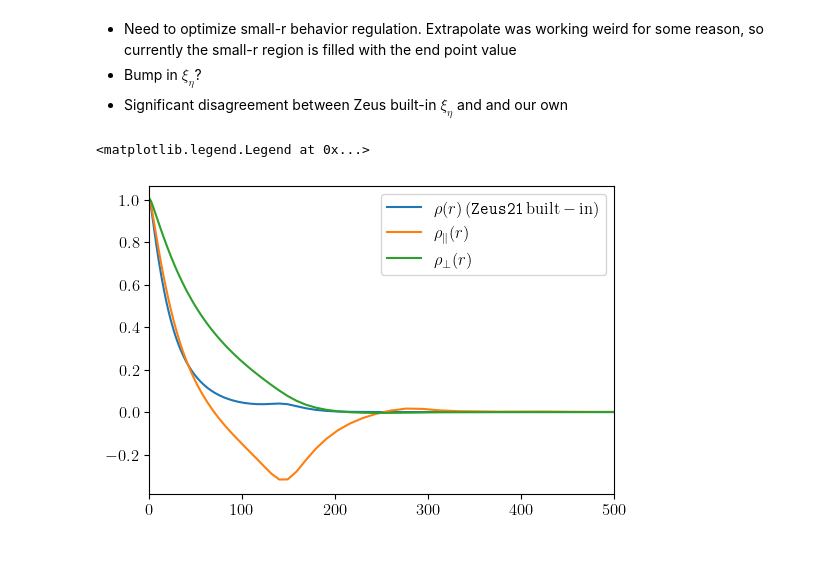
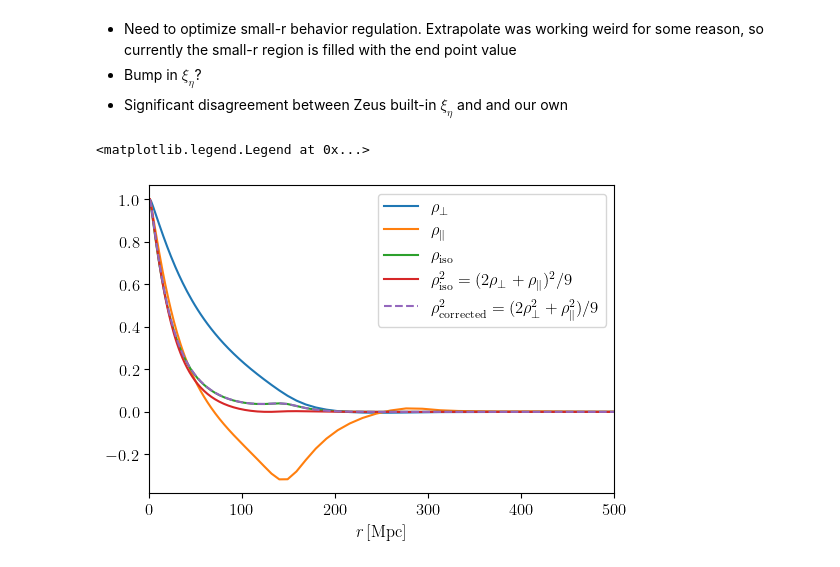
Before and after one commit to ryanyrzh/Zeus21, a Jupyter notebook: aniso_tests/xi_eta_aniso.ipynb, the cells around one changed output. Saved outputs shown, nothing was run; the diff lists cells and outputs as text; code cells hidden in the pictures.

Commit message:
Add one-step correction that approximates xiEta anisotropy; locate culprit of original-modified deviation

```diff
--- a/aniso_tests/xi_eta_aniso.ipynb
+++ b/aniso_tests/xi_eta_aniso.ipynb
@@ -18,27 +32,29 @@ CorrFClass = zeus21.Correlations(UserParams, CosmoParams, ClassyCosmo)
 # %%
-r_list = CorrFClass.rlist_CF
-xi_eta = CorrFClass.xiEta_RR_CF # This was in Zeus
-# xi_eta_aniso = CorrFClass.xiEta_RR_CF_aniso_mnc # This is new
+r_list = CorrFClass_iso.rlist_CF
+xiEta_iso = CorrFClass_iso.xiEta_RR_CF # ~ rho^2
+xiEta_para, xiEta_perp = CorrFClass_aniso.xiEta_RR_CF_para, CorrFClass_aniso.xiEta_RR_CF_perp
+xiEta_corrected = CorrFClass_corrected.xiEta_RR_CF # ~ rho^2
 # %%
 R1choose = 0
 R2choose = 0
 
-rlist = CorrFClass.rlist_CF
-xi = CorrFClass.xi_RR_CF
-xi_para = CorrFClass.xi_RR_CF_para
-xi_perp = CorrFClass.xi_RR_CF_perp
-
-rho = xi_eta[R1choose, R2choose, :,] *3/2
-rho_para = xi_para[R1choose, R2choose, :,]
-rho_perp = xi_perp[R1choose, R2choose, :,]
+rho_sq = xiEta_iso[R1choose, R2choose, :,] * 3/2
+rho_para = xiEta_para[R1choose, R2choose, :,]
+rho_perp = xiEta_perp[R1choose, R2choose, :,]
+rho_sq_corrected = xiEta_corrected[R1choose, R2choose, :,] *3/2
+rho_iso = (2 * rho_perp + rho_para) / 3
 
 fig, ax = plt.subplots(1, 1, figsize=(6,4))
-# ax.plot(rlist, xi[0, 0, :], label=r'$\xi(r)$')
-ax.plot(r_list, rho, label=r'$\rho(r)\,(\texttt{Zeus21}\,\mathrm{built-in})$')
-ax.plot(rlist, rho_para, label=r'$\rho_{\parallel}(r)$')
-ax.plot(rlist, rho_perp, label=r'$\rho_{\perp}(r)$')
+
+ax.plot(r_list, rho_perp, label=r'$\rho_{\perp}$')
+ax.plot(r_list, rho_para, label=r'$\rho_{\parallel}$')
+ax.plot(r_list, rho_sq, label=r'$\rho_{\mathrm{iso}}$')
+ax.plot(r_list, rho_iso**2, label=r'$\rho_{\mathrm{iso}}^2=(2\rho_{\perp} + \rho_{\parallel})^2/9$')
+ax.plot(r_list, rho_sq_corrected, linestyle='--', label=r'$\rho_{\mathrm{corrected}}^2=(2\rho_{\perp}^2 + \rho_{\parallel}^2)/9$')
+# ax.plot(r_list, rho_sq_right, label=r'$\rho_{\mathrm{right}}^2=(2\rho_{\perp}^2 + \rho_{\parallel}^2)/3$')
 ax.set_xlim(0, 500)
+ax.set_xlabel(r'$r\,[\mathrm{Mpc}]$')
 ax.legend()
 # %% [output]
 <matplotlib.legend.Legend at 0x...>
-[figure, old version]
+[figure, new version]
```
Also changed, not shown: parts of 7 cells of this notebook, 3 other files.
